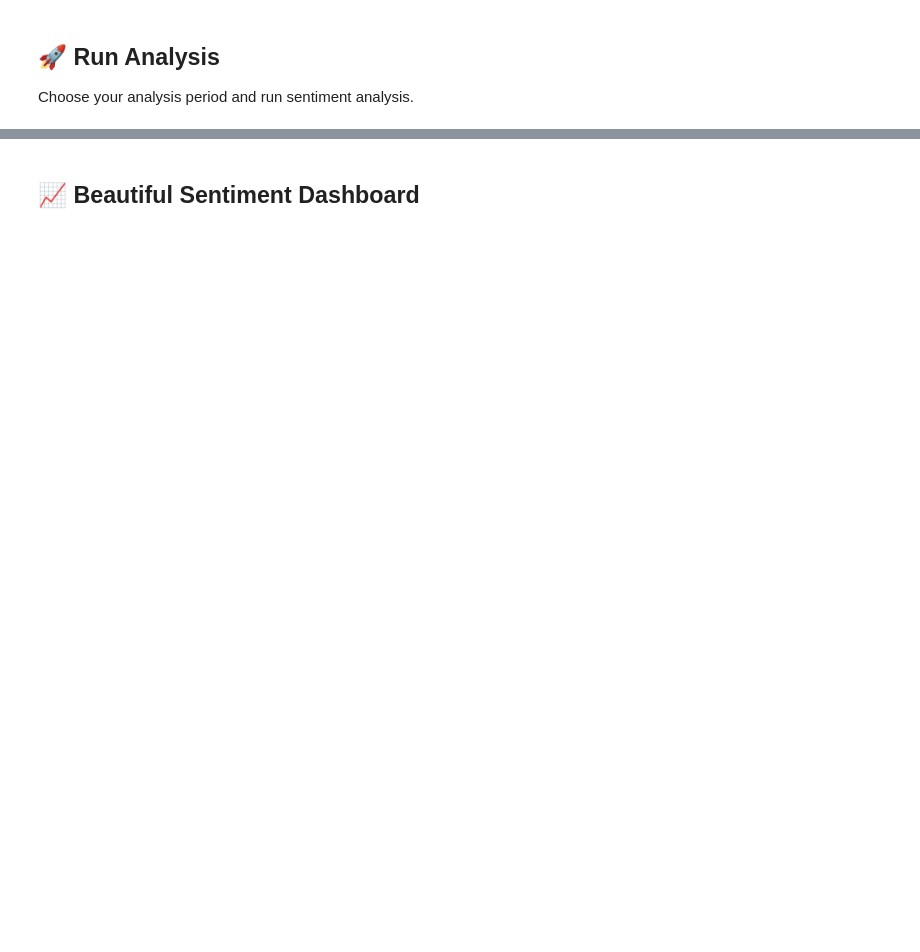
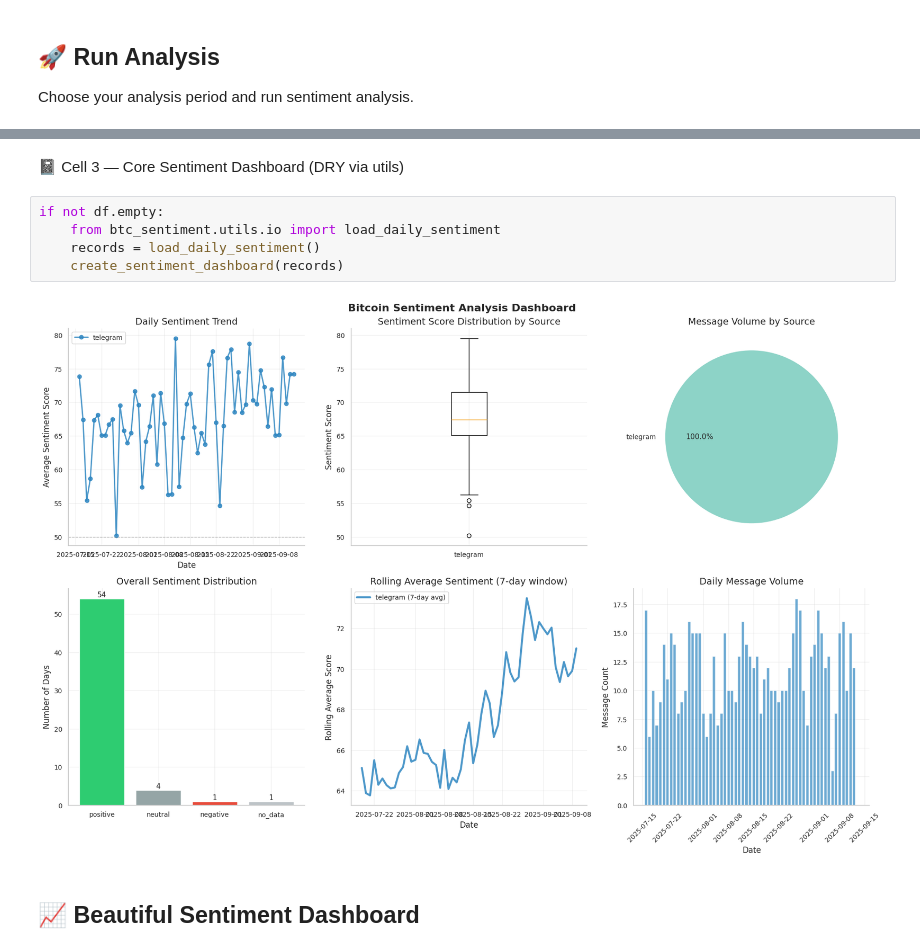
Before and after one commit to dev-personal-projects/btc-semantic-analysis, a Jupyter notebook: notebooks/group_analysis.ipynb, the cells around one changed output, grey strips where cells are left out. Drawn from its saved outputs; the diff is of its cells as text; blank space fills up the shorter version.

```diff
--- a/notebooks/group_analysis.ipynb
+++ b/notebooks/group_analysis.ipynb
@@ -158,2 +126,11 @@ Saved 365 records to data/processed/daily_sentiment_20250909_191616.parquet
+# %% [markdown]
+📓 Cell 3 — Core Sentiment Dashboard (DRY via utils)
+# %%
+if not df.empty:
+    from btc_sentiment.utils.io import load_daily_sentiment
+    records = load_daily_sentiment()
+    create_sentiment_dashboard(records)
+# %% [output]
+[figure, added]
 # %% [markdown]
 ## 📈 Beautiful Sentiment Dashboard
```
Also changed, not shown: parts of 8 cells of this notebook, 10 other files.
